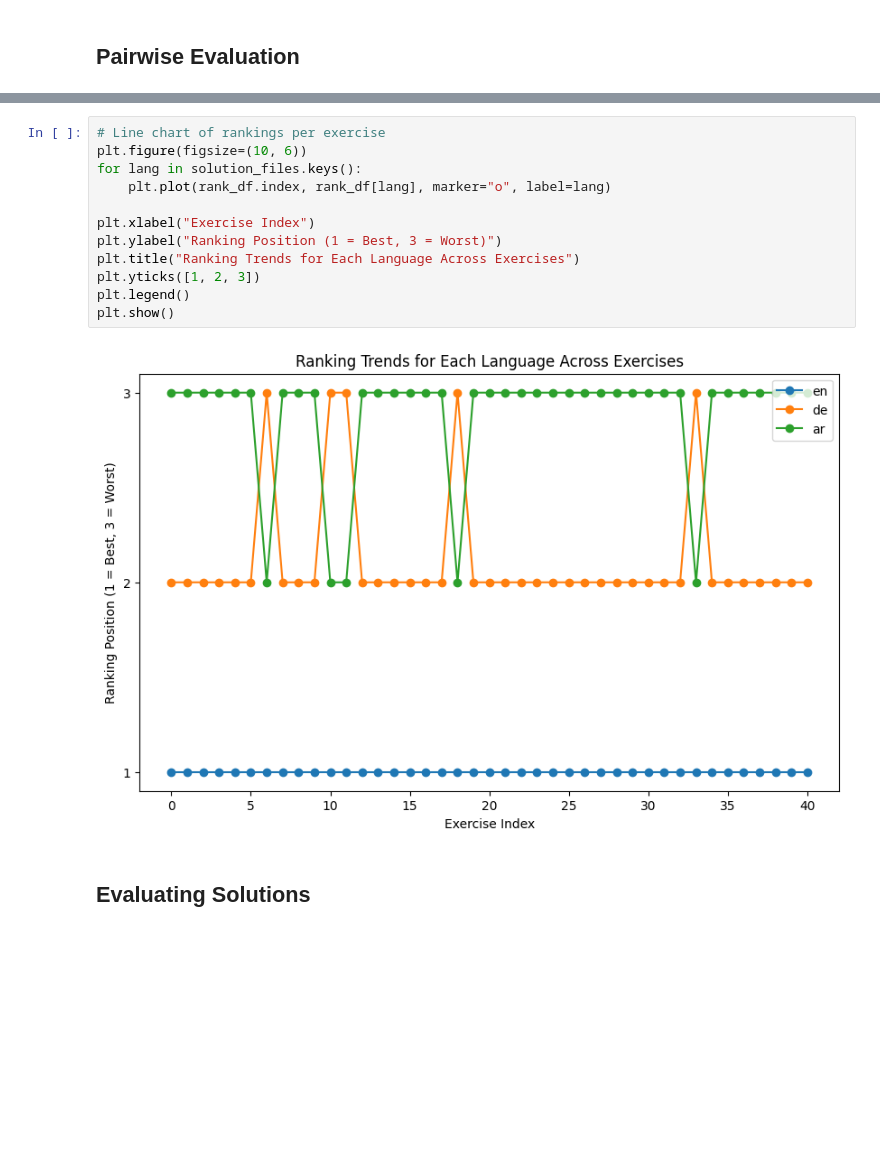
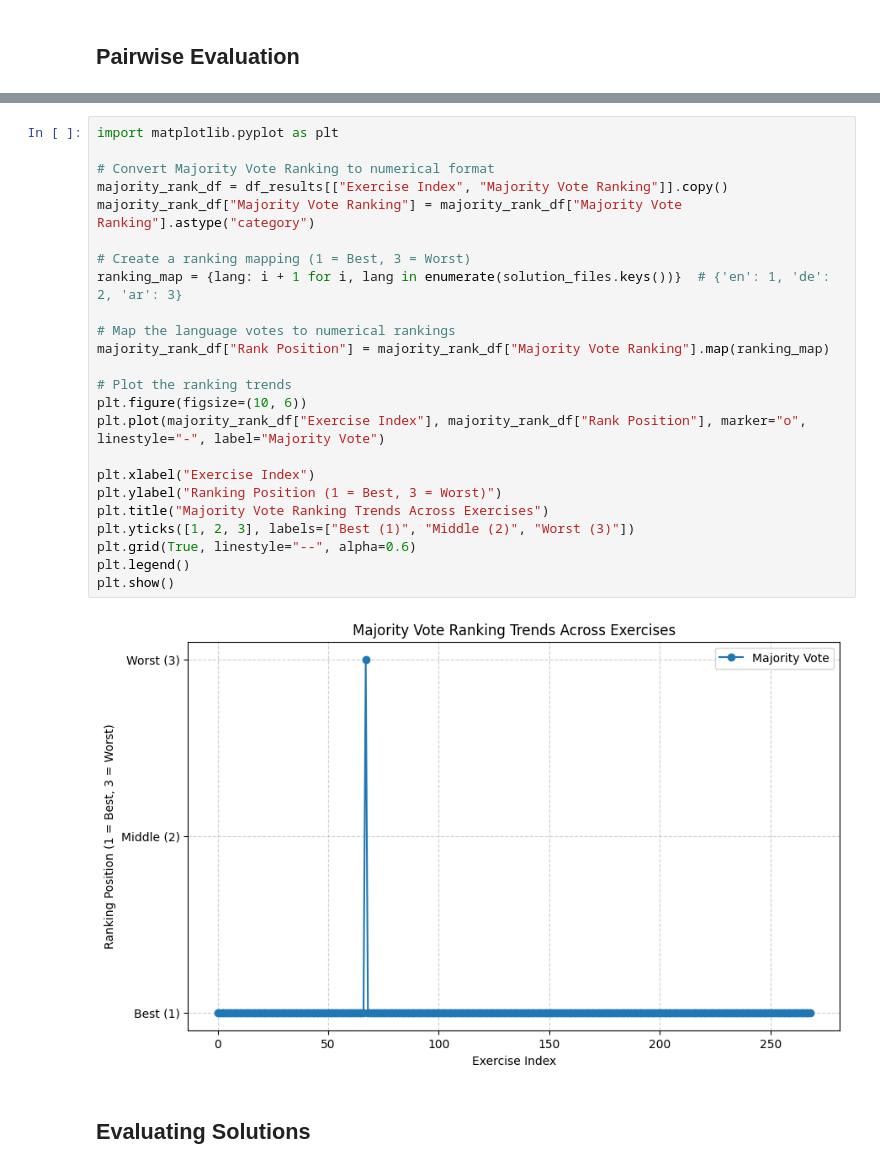
Before and after one commit to iug-htw/solution_evaluator, a Jupyter notebook: test_and_eval_pipeline.ipynb, the cells around one changed output, grey strips where cells are left out. Saved outputs shown, nothing was run; the diff lists cells and outputs as text; blank space fills up the shorter version.

```diff
--- a/test_and_eval_pipeline.ipynb
+++ b/test_and_eval_pipeline.ipynb
@@ -399,17 +378,29 @@ plt.show()
 # %%
-# Line chart of rankings per exercise
+import matplotlib.pyplot as plt
+
+# Convert Majority Vote Ranking to numerical format
+majority_rank_df = df_results[["Exercise Index", "Majority Vote Ranking"]].copy()
+majority_rank_df["Majority Vote Ranking"] = majority_rank_df["Majority Vote Ranking"].astype("category")
+
+# Create a ranking mapping (1 = Best, 3 = Worst)
+ranking_map = {lang: i + 1 for i, lang in enumerate(solution_files.keys())}  # {'en': 1, 'de': 2, 'ar': 3}
+
+# Map the language votes to numerical rankings
+majority_rank_df["Rank Position"] = majority_rank_df["Majority Vote Ranking"].map(ranking_map)
+
+# Plot the ranking trends
 plt.figure(figsize=(10, 6))
-for lang in solution_files.keys():
-    plt.plot(rank_df.index, rank_df[lang], marker="o", label=lang)
+plt.plot(majority_rank_df["Exercise Index"], majority_rank_df["Rank Position"], marker="o", linestyle="-", label="Majority Vote")
 
 plt.xlabel("Exercise Index")
 plt.ylabel("Ranking Position (1 = Best, 3 = Worst)")
-plt.title("Ranking Trends for Each Language Across Exercises")
-plt.yticks([1, 2, 3])
+plt.title("Majority Vote Ranking Trends Across Exercises")
+plt.yticks([1, 2, 3], labels=["Best (1)", "Middle (2)", "Worst (3)"])
+plt.grid(True, linestyle="--", alpha=0.6)
 plt.legend()
 plt.show()
 # %% [output]
-[figure, old version]
+[figure, new version]
 # %% [markdown]
 ## Evaluating Solutions
 # %%
```
Also changed, not shown: parts of 16 cells of this notebook, 22 other files.
